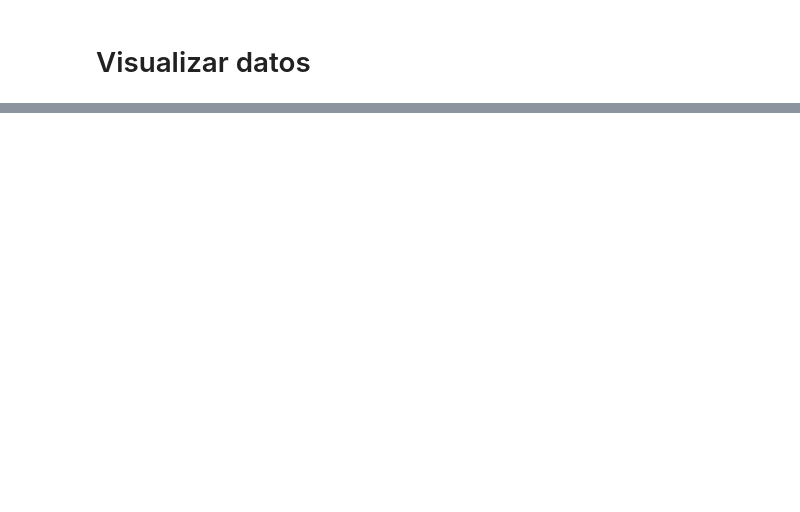
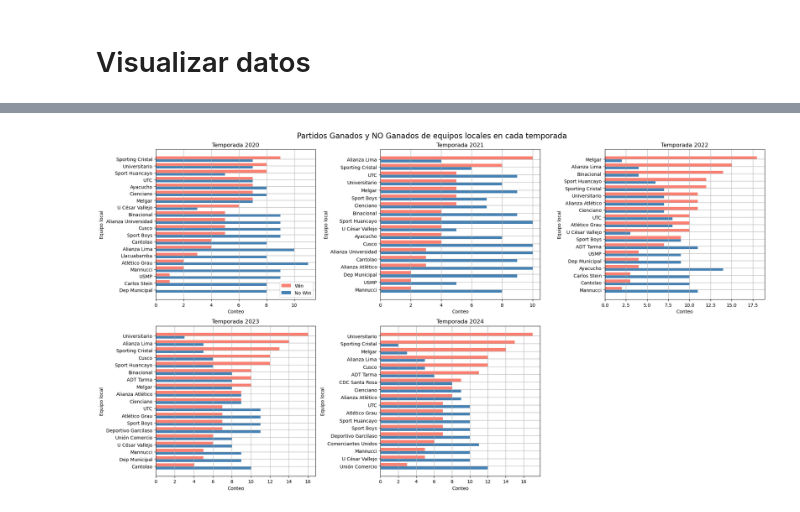
Before and after one commit to raulc03/match-prediction, a Jupyter notebook: Predict_match_winner.ipynb, the cells around one changed output, grey strips where cells are left out. Saved outputs shown, nothing was run; the diff lists cells and outputs as text; code cells hidden in the pictures; blank space fills up the shorter version.

Commit message:
Feat: Resultado de ultimos partidos por equipo, se arreglo el match week

```diff
--- a/Predict_match_winner.ipynb
+++ b/Predict_match_winner.ipynb
@@ -463,3 +511,11 @@ df.shape
+# %%
+def home_win(row):
+    if row == 0:
+        row = 1 # Victoria
+    else:
+        row = 0 # NO Victoria
+    return row
+df['Result'] = df['Result'].apply(home_win)
 # %%
 pd.set_option("display.max_columns", None)
 df.head(20)
@@ -483,0 +542,7 @@ df.head(20)
+# %%
+cols = ['HGD', 'AGD', 'HTP', 'ATP']
+for col in cols:
+    df[col + 'Form'] = df[col] / df['MW']
+
+# Points Difference Form
+df['PDForm'] = df['HTPForm'] - df['ATPForm']
@@ -485,0 +576,46 @@ df.head(20)
+# %%
+years = df['DateTime'].dt.year.unique()
+n = len(years)
+cols = 3 if n % 2 != 0 else 2
+rows = round(n / cols)
+
+fig, axs = plt.subplots(rows, cols, figsize=(20, 11))
+
+for i, year in enumerate(years):
+    df_by_year = (df
+                 .loc[df['DateTime'].dt.year == year]
+                 .groupby(['Home Team', 'Result'])
+                 .count()['Day']
+                 .unstack(level='Result')
+                 .fillna(0)
+                ).sort_values(by=1, ascending=True)
+    df_by_year.columns = ['No Win', 'Win']
+
+    teams = df_by_year.index.to_list()
+    positions = np.arange(len(teams))
+
+    ax = axs.flat[i]
+    offset = 0.2
+
+    ax.barh(positions + offset, df_by_year['Win'], label='Win', color='salmon', height=0.4)
+    ax.barh(positions - offset, df_by_year['No Win'], label='No Win', color='steelblue', height=0.4)
+
+    ax.set_title('Temporada ' + str(year))
+    ax.set_xlabel('Conteo')
+    ax.set_ylabel('Equipo local')
+
+    ax.set_yticks(positions)
+    ax.set_yticklabels(teams)
+    ax.grid()
+
+    if i == 0:
+        ax.legend()
+
+if n % 2 != 0:
+    fig.delaxes(axs.flat[n])
+
+fig.suptitle('Partidos Ganados y NO Ganados de equipos locales en cada temporada', fontsize=16)
+plt.tight_layout()
+plt.show()
+# %% [output]
+[figure, added]
```
Also changed, not shown: parts of 10 cells of this notebook.
